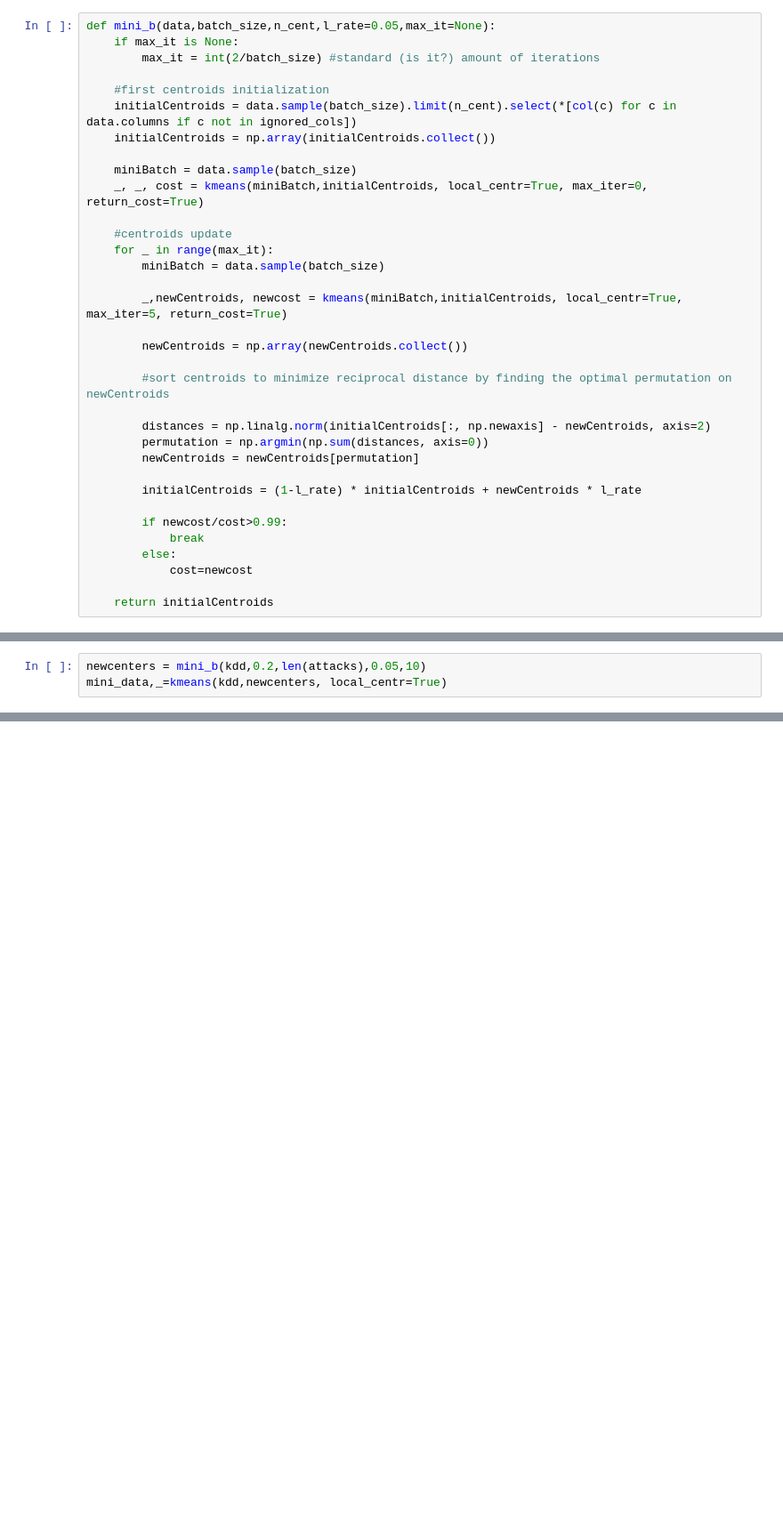
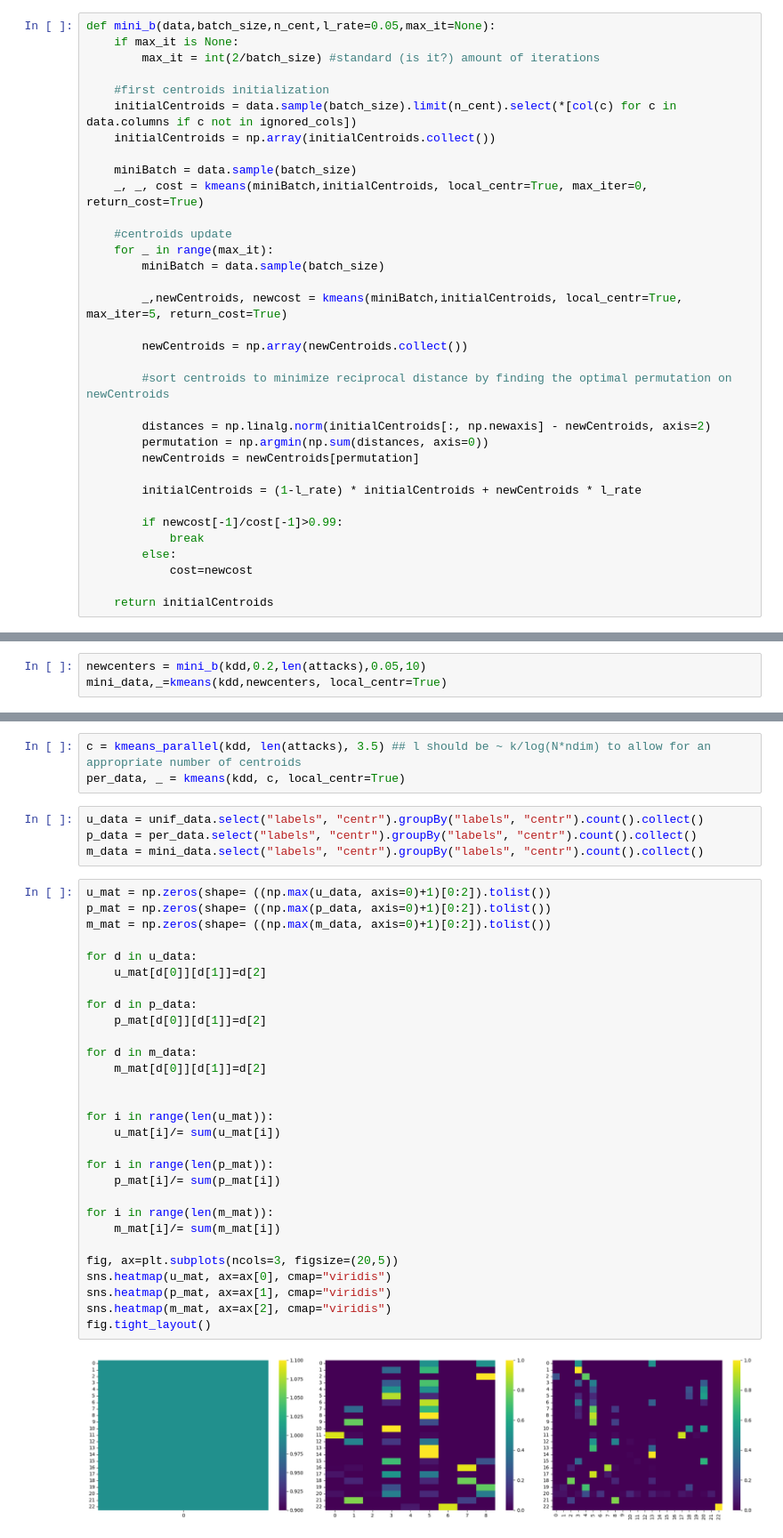
Before and after one commit to group9ine/distributed-k-means, a Jupyter notebook: notebooks/Presentation-df.ipynb, the cells around one changed output, grey strips where cells are left out. Shown at 89% size. Saved outputs shown, nothing was run; the diff lists cells and outputs as text; blank space fills up the shorter version.

```diff
--- a/notebooks/Presentation-df.ipynb
+++ b/notebooks/Presentation-df.ipynb
@@ -307,7 +371,7 @@ def mini_b(data,batch_size,n_cent,l_rate=0.05,max_it=None):
 
         initialCentroids = (1-l_rate) * initialCentroids + newCentroids * l_rate
 
-        if newcost/cost>0.99:
+        if newcost[-1]/cost[-1]>0.99:
             break
         else:
             cost=newcost
@@ -320,0 +389,38 @@ mini_data,_=kmeans(kdd,newcenters, local_centr=True)
+# %%
+c = kmeans_parallel(kdd, len(attacks), 3.5) ## l should be ~ k/log(N*ndim) to allow for an appropriate number of centroids
+per_data, _ = kmeans(kdd, c, local_centr=True)
+# %%
+u_data = unif_data.select("labels", "centr").groupBy("labels", "centr").count().collect()
+p_data = per_data.select("labels", "centr").groupBy("labels", "centr").count().collect()
+m_data = mini_data.select("labels", "centr").groupBy("labels", "centr").count().collect()
+# %%
+u_mat = np.zeros(shape= ((np.max(u_data, axis=0)+1)[0:2]).tolist())
+p_mat = np.zeros(shape= ((np.max(p_data, axis=0)+1)[0:2]).tolist())
+m_mat = np.zeros(shape= ((np.max(m_data, axis=0)+1)[0:2]).tolist())
+
+for d in u_data:
+    u_mat[d[0]][d[1]]=d[2]
+
+for d in p_data:
+    p_mat[d[0]][d[1]]=d[2]
+
+for d in m_data:
+    m_mat[d[0]][d[1]]=d[2]
+
+
+for i in range(len(u_mat)):
+    u_mat[i]/= sum(u_mat[i])
+
+for i in range(len(p_mat)):
+    p_mat[i]/= sum(p_mat[i])
+
+for i in range(len(m_mat)):
+    m_mat[i]/= sum(m_mat[i])
+
+fig, ax=plt.subplots(ncols=3, figsize=(20,5))
+sns.heatmap(u_mat, ax=ax[0], cmap="viridis")
+sns.heatmap(p_mat, ax=ax[1], cmap="viridis")
+sns.heatmap(m_mat, ax=ax[2], cmap="viridis")
+fig.tight_layout()
+# %% [output]
+[figure, added]
```
Also changed, not shown: parts of 20 cells of this notebook, 1 other file.
